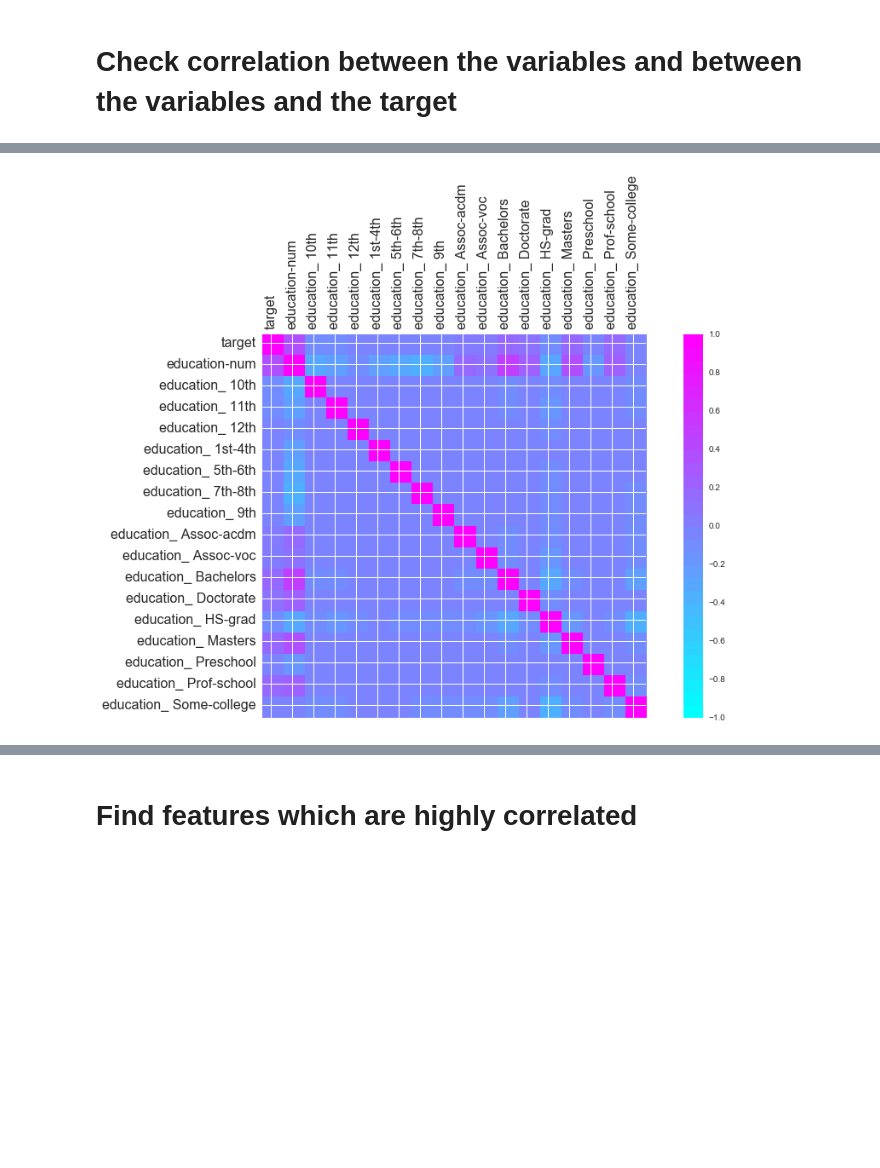
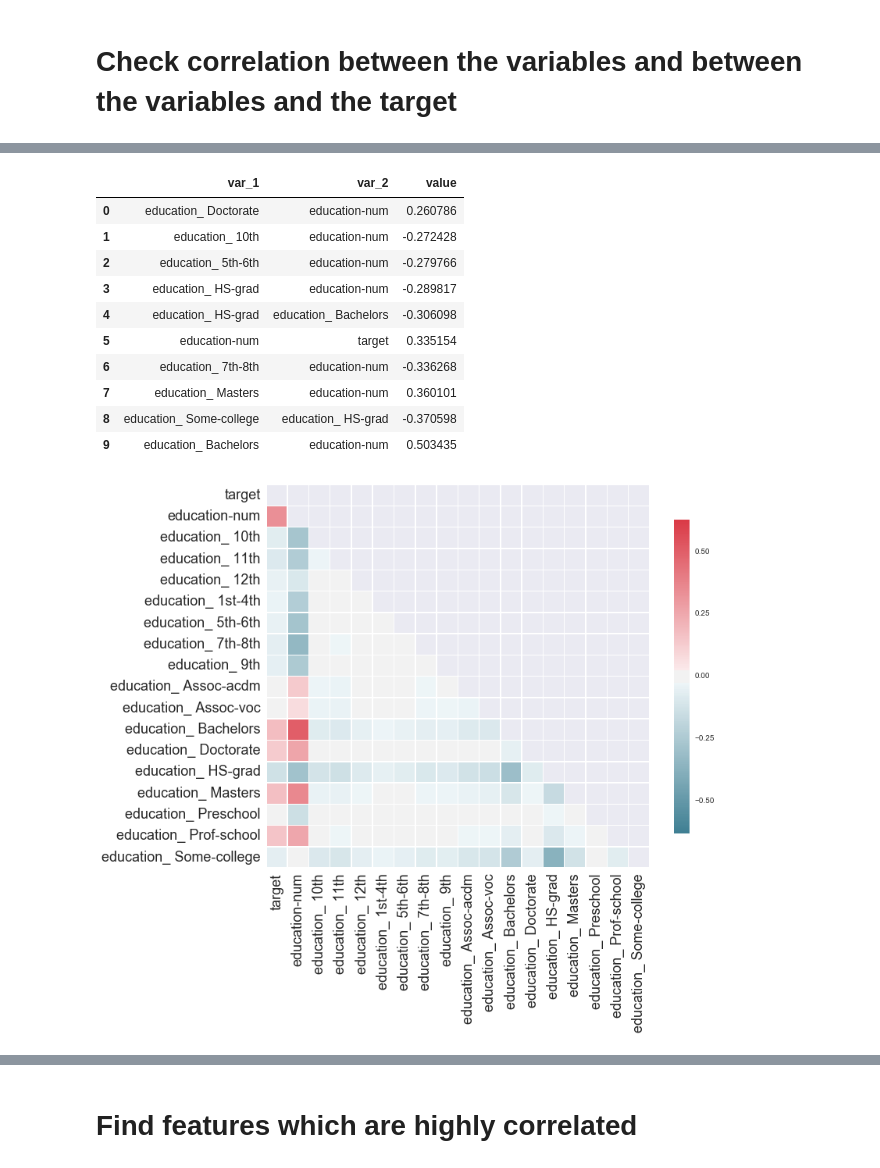
Before and after one commit to shirmeir/notebooks, a Jupyter notebook: census_income_data_set.ipynb, the cells around one changed output, grey strips where cells are left out. Cells and saved outputs as stored; diff of their text form; code cells hidden in the pictures; blank space fills up the shorter version.

```diff
--- a/census_income_data_set.ipynb
+++ b/census_income_data_set.ipynb
@@ -319,0 +296,31 @@ X['target'] = y
+# %%
+def get_most_correlated_variables(corr, num_pairs=10):
+    correlation_melted = pd.melt(corr.reset_index().rename(columns={"index": "var_1"}), id_vars=("var_1"),var_name='var_2')
+    correlation_melted = correlation_melted[correlation_melted.var_1!=correlation_melted.var_2]
+    correlation_melted['var_couple'] = correlation_melted[['var_1','var_2']].apply(lambda x:tuple(sorted([x[0],x[1]])), axis=1)
+    correlation_melted = correlation_melted.drop_duplicates(subset='var_couple').drop(['var_couple'],axis=1)
+    correlation_melted['abs_value'] = correlation_melted['value'].abs().round(3)
+    return correlation_melted.sort_values(by='abs_value').tail(num_pairs).drop('abs_value', axis=1).reset_index(drop=True)
+
+def plot_correlation_matrix(X, features2):
+    corr = X[features2].corr()
+     # return the most correlated variables
+    most_correlated_variables = get_most_correlated_variables(corr, num_pairs=10)
+    max_correlation = 1.25*most_correlated_variables['value'].abs().max()
+    # Generate a mask for the upper triangle
+    mask = np.zeros_like(corr, dtype=np.bool)
+    mask[np.triu_indices_from(mask)] = True
+    # Set up the matplotlib figure
+    f, ax = plt.subplots(figsize=(11, 9))
+    # Generate a custom diverging colormap
+    cmap = sns.diverging_palette(220, 10, as_cmap=True)
+    ax.set_yticklabels(features2, fontsize=18)
+    ax.set_xticklabels(features2, rotation='vertical', fontsize=18)
+    # Draw the heatmap with the mask and correct aspect ratio
+    sns.heatmap(corr, mask=mask, cmap=cmap, vmax=max_correlation, center=0,
+                square=True, linewidths=.5, cbar_kws={"shrink": .8})
+    return most_correlated_variables
+if 'target' not in X:
+    X['target'] = y
+features2 = ['target'] + X.columns[:20].tolist()
+plot_correlation_matrix(X, features2)
@@ -320,7 +340,18 @@ X['target'] = y
 # %%
 features2 =['target']+[x for x in X.columns if x.startswith('education') ]
-correlation_matrix(X, features2, fontsize=16,  figsize=(16, 10),)
+plot_correlation_matrix(X, features2)
 # %% [output]
+|  | var_1 | var_2 | value |
+| 0 | education_ Doctorate | education-num | 0.260786 |
+| 1 | education_ 10th | education-num | -0.272428 |
+| 2 | education_ 5th-6th | education-num | -0.279766 |
+| 3 | education_ HS-grad | education-num | -0.289817 |
+| 4 | education_ HS-grad | education_ Bachelors | -0.306098 |
+| 5 | education-num | target | 0.335154 |
+| 6 | education_ 7th-8th | education-num | -0.336268 |
+| 7 | education_ Masters | education-num | 0.360101 |
+| 8 | education_ Some-college | education_ HS-grad | -0.370598 |
+| 9 | education_ Bachelors | education-num | 0.503435 |
-[figure, old version]
+[figure, new version]
 # %%
 features2 =['target']+[x for x in X.columns if x.startswith('relationship_') or x.startswith('marital')]
```
Also changed, not shown: parts of 27 cells of this notebook, 1 other file.
